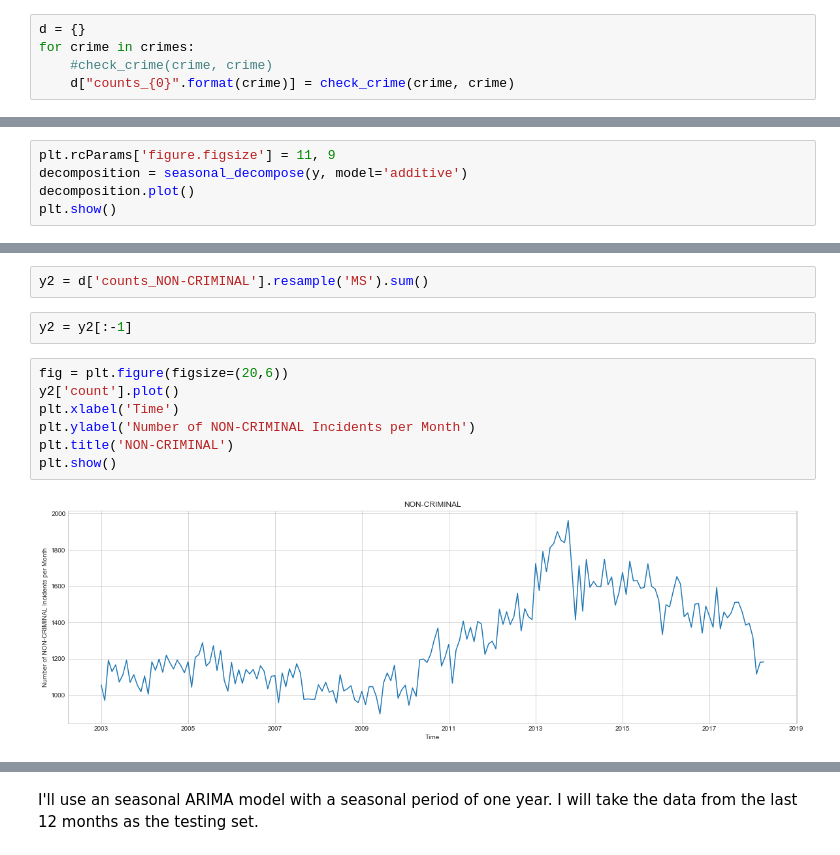
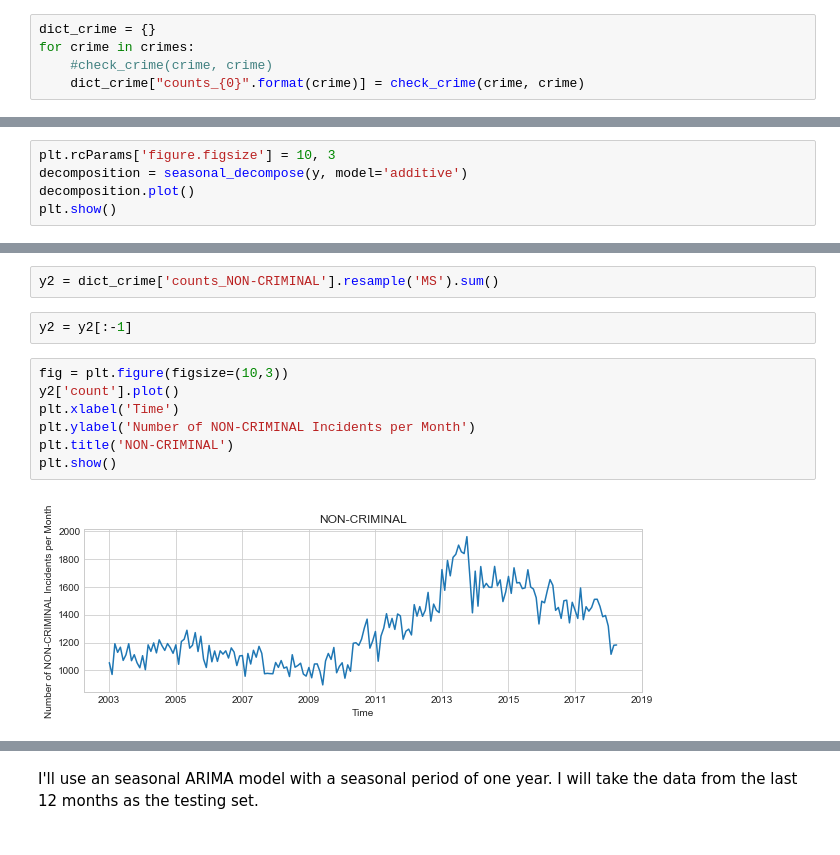
Before and after one commit to yanxiali/SF_Crime_Analysis, a Jupyter notebook: SF_Crime.ipynb, the cells around one changed output, grey strips where cells are left out. Saved outputs shown, nothing was run; the diff lists cells and outputs as text.

```diff
--- a/SF_Crime.ipynb
+++ b/SF_Crime.ipynb
@@ -775,10 +911,10 @@ def check_crime(crime_name, full_name):
 # %% [markdown]
 Let's plot the time variation of the top 10 incidents in the past 15 years
 # %%
-d = {}
+dict_crime = {}
 for crime in crimes:
     #check_crime(crime, crime)
-    d["counts_{0}".format(crime)] = check_crime(crime, crime)
+    dict_crime["counts_{0}".format(crime)] = check_crime(crime, crime)
 # %% [output]
 [figure]
 [figure]
@@ -857,7 +993,7 @@ I will use the seasonal_decompose function from statsmodels to decompose our dat
 from statsmodels.tsa.statespace.sarimax import SARIMAX
 from statsmodels.tsa.seasonal import seasonal_decompose
 # %%
-plt.rcParams['figure.figsize'] = 11, 9
+plt.rcParams['figure.figsize'] = 10, 3
 decomposition = seasonal_decompose(y, model='additive')
 decomposition.plot()
 plt.show()
@@ -1002,14 +1142,14 @@ plt.show()
 # %%
-y2 = d['counts_NON-CRIMINAL'].resample('MS').sum()
+y2 = dict_crime['counts_NON-CRIMINAL'].resample('MS').sum()
 # %%
 y2 = y2[:-1]
 # %%
-fig = plt.figure(figsize=(20,6))
+fig = plt.figure(figsize=(10,3))
 y2['count'].plot()
 plt.xlabel('Time')
 plt.ylabel('Number of NON-CRIMINAL Incidents per Month')
 plt.title('NON-CRIMINAL')
 plt.show()
 # %% [output]
-[figure, old version]
+[figure, new version]
 # %%
```
Also changed, not shown: parts of 64 cells of this notebook, 1 other file.
